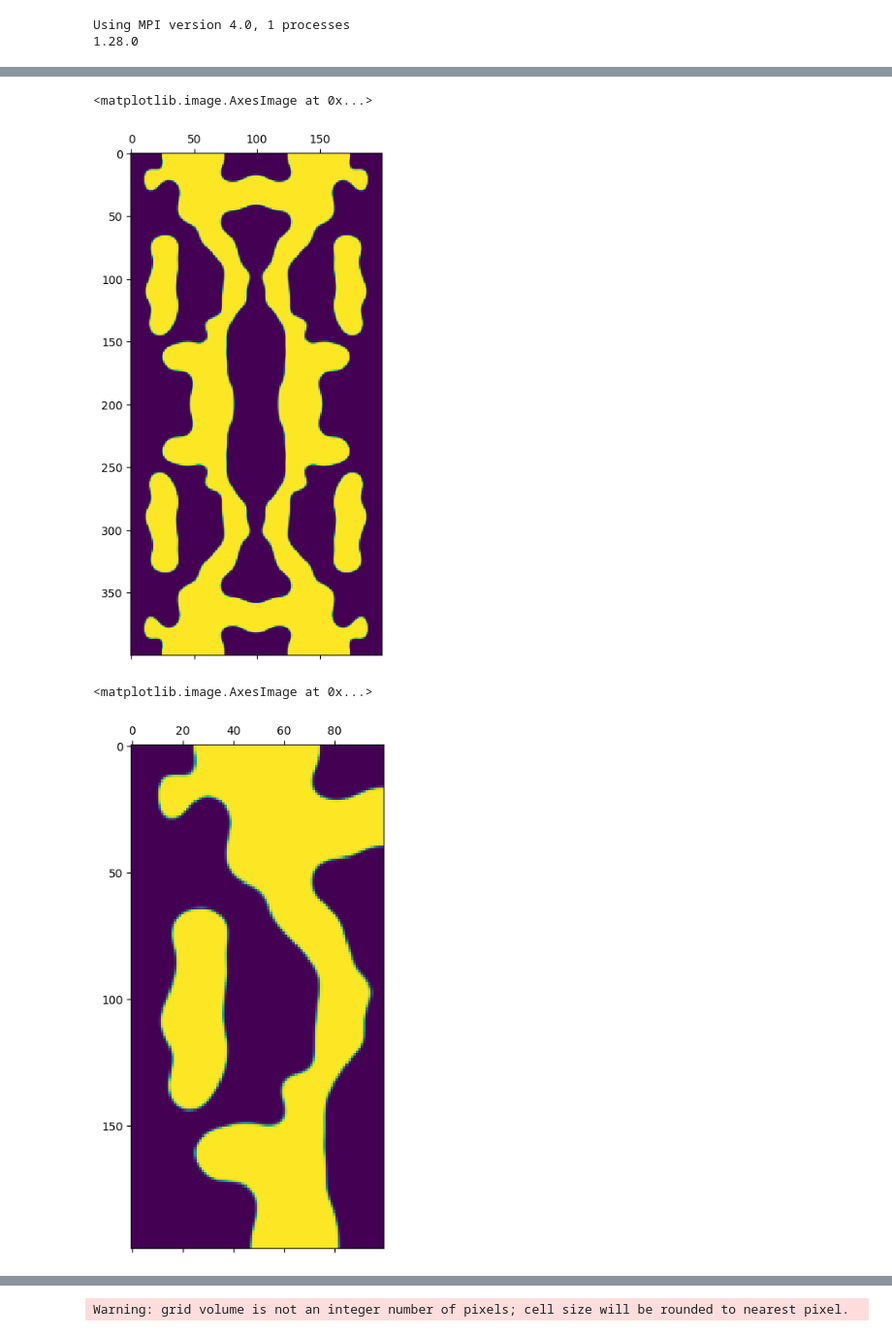
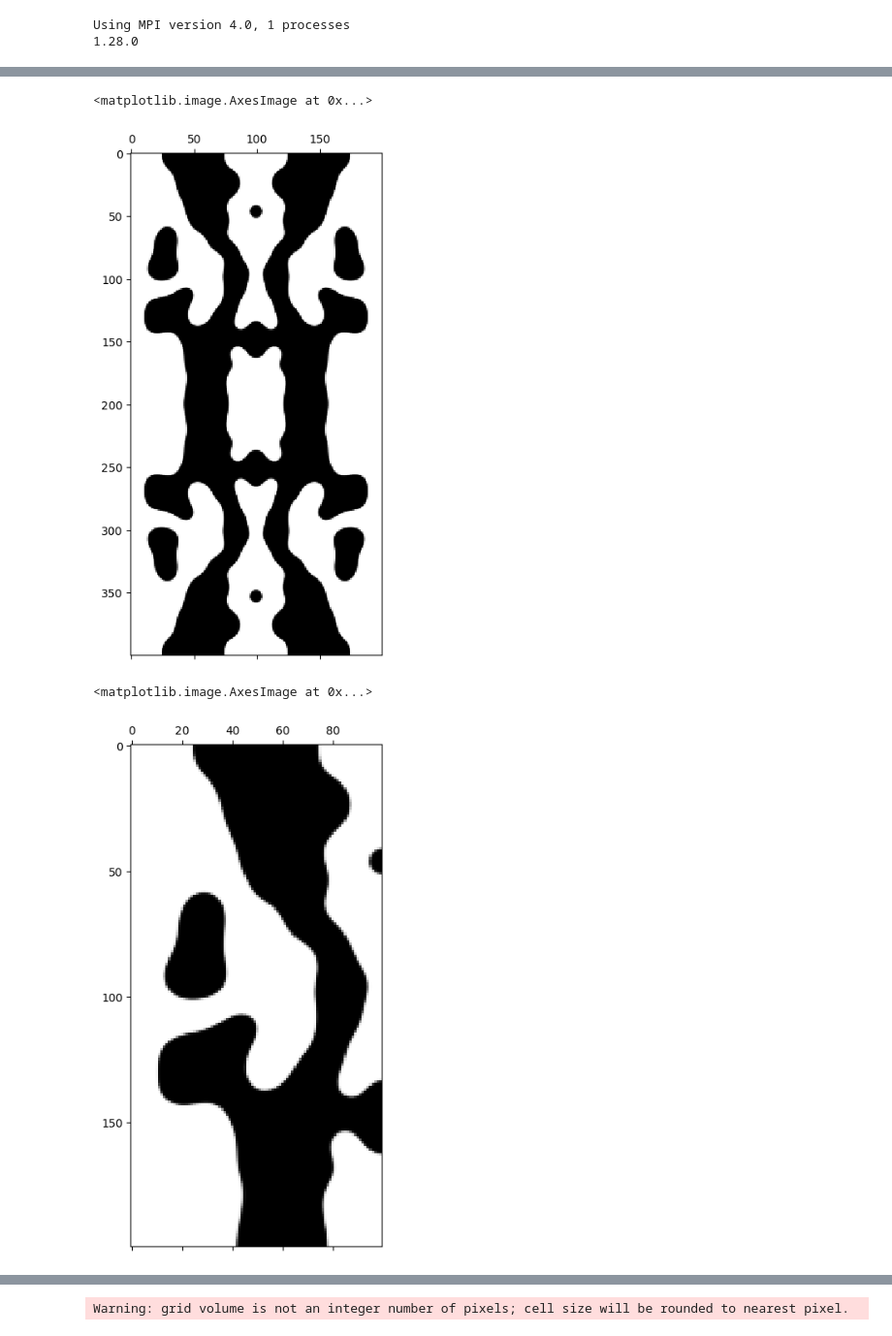
Before and after one commit to satadrudas/Nanophotonic_Design_Optimization_Using_Ising_Machine, a Jupyter notebook: MEEP codes/DC_2D_Dataset_generation/generated_design_verification.ipynb, the cells around one changed output, grey strips where cells are left out. Shown at 97% size. Saved outputs shown, nothing was run; the diff lists cells and outputs as text; code cells hidden in the pictures.

```diff
--- a/MEEP codes/DC_2D_Dataset_generation/generated_design_verification.ipynb
+++ b/MEEP codes/DC_2D_Dataset_generation/generated_design_verification.ipynb
@@ -97,3 +344,19 @@ ref_profile = design[11]#np.abs(ref_coef) **2 / input_flux
+# %%
+design= np.load("optimized_designs/design_data973.npy" ,allow_pickle=True)
+#design= np.load("/home/satadrudas/Downloads/reoptimizeddesigns//design_data42.npy" ,allow_pickle=True)
+
+#design[0]=raw[np.random.randint(len(raw))]#np.load('/home/satadrudas/Downloads/des5.npy')
+resolution = design[1] # (pixels/μm)
+design_region_resolution = design[2] # (pixels/μm)
+Nx = design[0].shape[0]
+Ny = design[0].shape[1]
+
+nf=50
+frequencies = design[8] #1/np.linspace(1.5,1.6,nf)
+
+top_profile = design[9]#np.abs(top_coef) ** 2/ input_flux
+bottom_profile =  design[10] #np.abs(bottom_coef) ** 2 / input_flux
+ref_profile = design[11]#np.abs(ref_coef) **2 / input_flux
 # %%
 seed = np.random.randint(100000)
 np.random.seed(seed)
@@ -134,15 +397,15 @@ kpoint = mp.Vector3(1,0,0)
 source_center1  = [-Sx/2 + pml_size+0.2 ,arm_separation/2,0]
 source_center2  = [-Sx/2 + pml_size+0.2 ,-arm_separation/2,0]
 # %%
-plt.matshow(design[0])
+plt.matshow(design[0], cmap='gray_r')
 # %% [output]
 <matplotlib.image.AxesImage at 0x...>
-[figure, old version]
+[figure, new version]
 # %%
-plt.matshow(design[0][1:200, 0:100])
+plt.matshow(design[0][0:200, 0:100], cmap='gray_r')
 # %% [output]
 <matplotlib.image.AxesImage at 0x...>
-[figure, old version]
+[figure, new version]
 # %%
 
 plt.figure()
```
Also changed, not shown: parts of 32 cells of this notebook.
